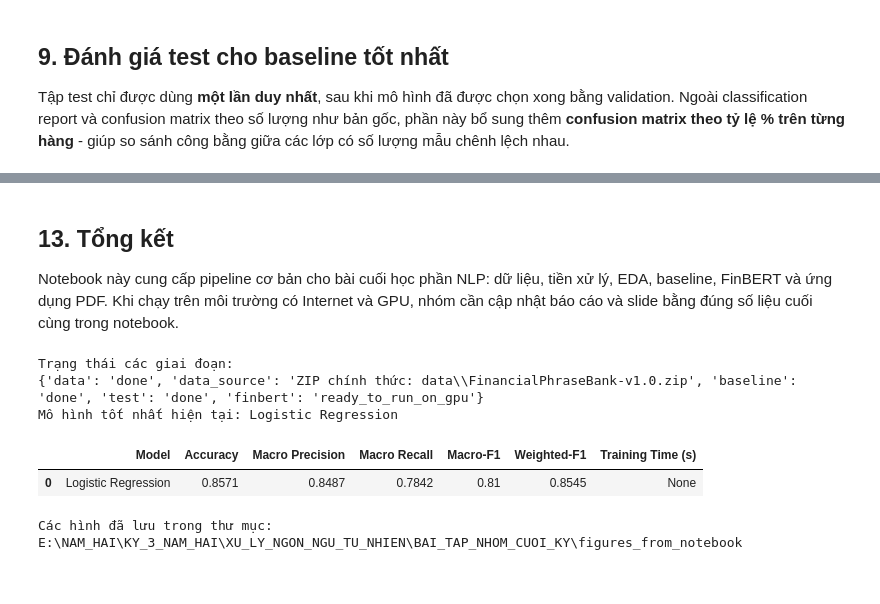
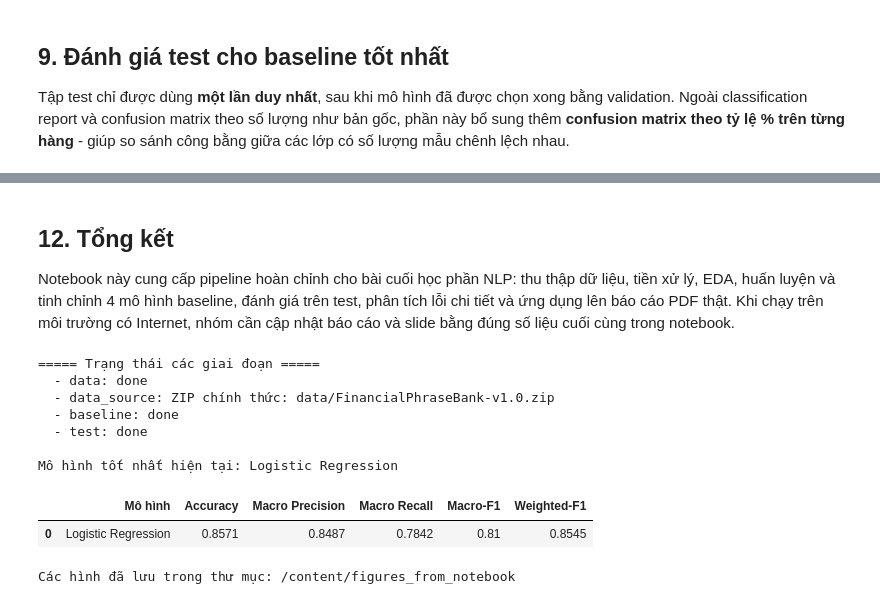
Before and after one commit to ngtd-2609/financial-sentiment-analysis-app, a Jupyter notebook: notebook/Financial_Sentiment_Analysis_Fixed_collab.ipynb, the cells around one changed output, grey strips where cells are left out. Saved outputs shown, nothing was run; the diff lists cells and outputs as text; code cells hidden in the pictures.

```diff
--- a/notebook/Financial_Sentiment_Analysis_Fixed_collab.ipynb
+++ b/notebook/Financial_Sentiment_Analysis_Fixed_collab.ipynb
@@ -723,15 +773,18 @@ Bảng chi tiết theo từng lớp (negative / neutral / positive) trên VALIDA
 # %%
+# ============================================================
+# BƯỚC 3: Trực quan hóa so sánh 4 mô hình trên validation
+# ============================================================
 if not val_metrics_df.empty:
     fig, axes = plt.subplots(1, 2, figsize=(12, 4))
 
     val_metrics_df.sort_values('Macro-F1').plot(
-        x='Model', y='Macro-F1', kind='barh', ax=axes[0], legend=False,
+        x='Mô hình', y='Macro-F1', kind='barh', ax=axes[0], legend=False,
         color='#4C72B0', title='Macro-F1 trên Validation'
     )
     axes[0].set_xlabel('Macro-F1')
 
     val_metrics_df.sort_values('Accuracy').plot(
-        x='Model', y='Accuracy', kind='barh', ax=axes[1], legend=False,
+        x='Mô hình', y='Accuracy', kind='barh', ax=axes[1], legend=False,
         color='#55A868', title='Accuracy trên Validation'
     )
     axes[1].set_xlabel('Accuracy')
@@ -740,7 +793,8 @@ if not val_metrics_df.empty:
     plt.savefig(FIGURES / 'baseline_validation_comparison.png', dpi=160)
     plt.show()
 
-    pivot_f1 = val_metrics_per_class_df.pivot(index='Label', columns='Model', values='F1').reindex(LABEL_ORDER)
+    # F1 từng lớp cho từng mô hình -> thấy rõ mô hình nào yếu ở lớp nào
+    pivot_f1 = val_metrics_per_class_df.pivot(index='Nhãn', columns='Mô hình', values='F1').reindex(LABEL_ORDER)
     ax = pivot_f1.plot(kind='bar', figsize=(8, 4), title='F1 từng lớp theo từng mô hình (Validation)')
     ax.set_xlabel('Nhãn')
     ax.set_ylabel('F1-score')
@@ -827,22 +889,0 @@ FinBERT là mô hình Transformer chuyên cho miền tài chính. Phần này c
-# %%
-finbert_metrics_df = pd.DataFrame()
-finbert_model = None
-finbert_tokenizer = None
-
-try:
-    import torch
-    HAS_GPU = torch.cuda.is_available()
-except Exception:
-    HAS_GPU = False
-
-if RUN_FINBERT and train_df is not None and (HAS_GPU or ALLOW_FINBERT_CPU):
-    print('FinBERT sẽ chạy. Lưu ý: quá trình này có thể mất thời gian.')
-    print('Để giữ notebook cơ bản, phần code FinBERT nên được chạy trên Colab GPU.')
-    print('Trong bản bàn giao hiện tại, chưa thực thi fine-tune FinBERT do môi trường kiểm tra có thể không có GPU/Internet.')
-    STAGE_STATUS['finbert'] = 'ready_to_run_on_gpu'
-elif RUN_FINBERT and train_df is not None and not HAS_GPU:
-    STAGE_STATUS['finbert'] = 'skipped_no_gpu'
-    print('Không có GPU nên bỏ qua FinBERT. Đặt ALLOW_FINBERT_CPU=True nếu vẫn muốn chạy CPU.')
-else:
-    STAGE_STATUS['finbert'] = 'skipped_no_data_or_config'
-    print('Bỏ qua FinBERT vì chưa có dữ liệu hoặc cấu hình không phù hợp.')
@@ -1027,21 +1087,30 @@ else:
 Chưa có file PDF hợp lệ.
 # %% [markdown]
-## 13. Tổng kết
+## 12. Tổng kết
 
-Notebook này cung cấp pipeline cơ bản cho bài cuối học phần NLP: dữ liệu, tiền xử lý, EDA, baseline, FinBERT và ứng dụng PDF. Khi chạy trên môi trường có Internet và GPU, nhóm cần cập nhật báo cáo và slide bằng đúng số liệu cuối cùng trong notebook.
+Notebook này cung cấp pipeline hoàn chỉnh cho bài cuối học phần NLP: thu thập dữ liệu, tiền xử lý, EDA, huấn luyện và tinh chỉnh 4 mô hình baseline, đánh giá trên test, phân tích lỗi chi tiết và ứng dụng lên báo cáo PDF thật. Khi chạy trên môi trường có Internet, nhóm cần cập nhật báo cáo và slide bằng đúng số liệu cuối cùng trong notebook.
 # %%
-print('Trạng thái các giai đoạn:')
-print(STAGE_STATUS)
+print('===== Trạng thái các giai đoạn =====')
+for k, v in STAGE_STATUS.items():
+    print(f'  - {k}: {v}')
+
+print()
 if not final_metrics_df.empty:
     print('Mô hình tốt nhất hiện tại:', best_model_name)
     display(final_metrics_df.round(4))
 else:
     print('Chưa có metrics thực nghiệm trong môi trường hiện tại.')
+
+print()
 print('Các hình đã lưu trong thư mục:', FIGURES.resolve())
 # %% [output]
-Trạng thái các giai đoạn:
-{'data': 'done', 'data_source': 'ZIP chính thức: data\\FinancialPhraseBank-v1.0.zip', 'baseline': 'done', 'test': 'done', 'finbert': 'ready_to_run_on_gpu'}
+===== Trạng thái các giai đoạn =====
+  - data: done
+  - data_source: ZIP chính thức: data/FinancialPhraseBank-v1.0.zip
+  - baseline: done
+  - test: done
+
 Mô hình tốt nhất hiện tại: Logistic Regression
-|  | Model | Accuracy | Macro Precision | Macro Recall | Macro-F1 | Weighted-F1 | Training Time (s) |
-| 0 | Logistic Regression | 0.8571 | 0.8487 | 0.7842 | 0.81 | 0.8545 | None |
+|  | Mô hình | Accuracy | Macro Precision | Macro Recall | Macro-F1 | Weighted-F1 |
+| 0 | Logistic Regression | 0.8571 | 0.8487 | 0.7842 | 0.81 | 0.8545 |
-Các hình đã lưu trong thư mục: E:\NAM_HAI\KY_3_NAM_HAI\XU_LY_NGON_NGU_TU_NHIEN\BAI_TAP_NHOM_CUOI_KY\figures_from_notebook
+Các hình đã lưu trong thư mục: /content/figures_from_notebook
```
Also changed, not shown: parts of 19 cells of this notebook, 2 other files.
